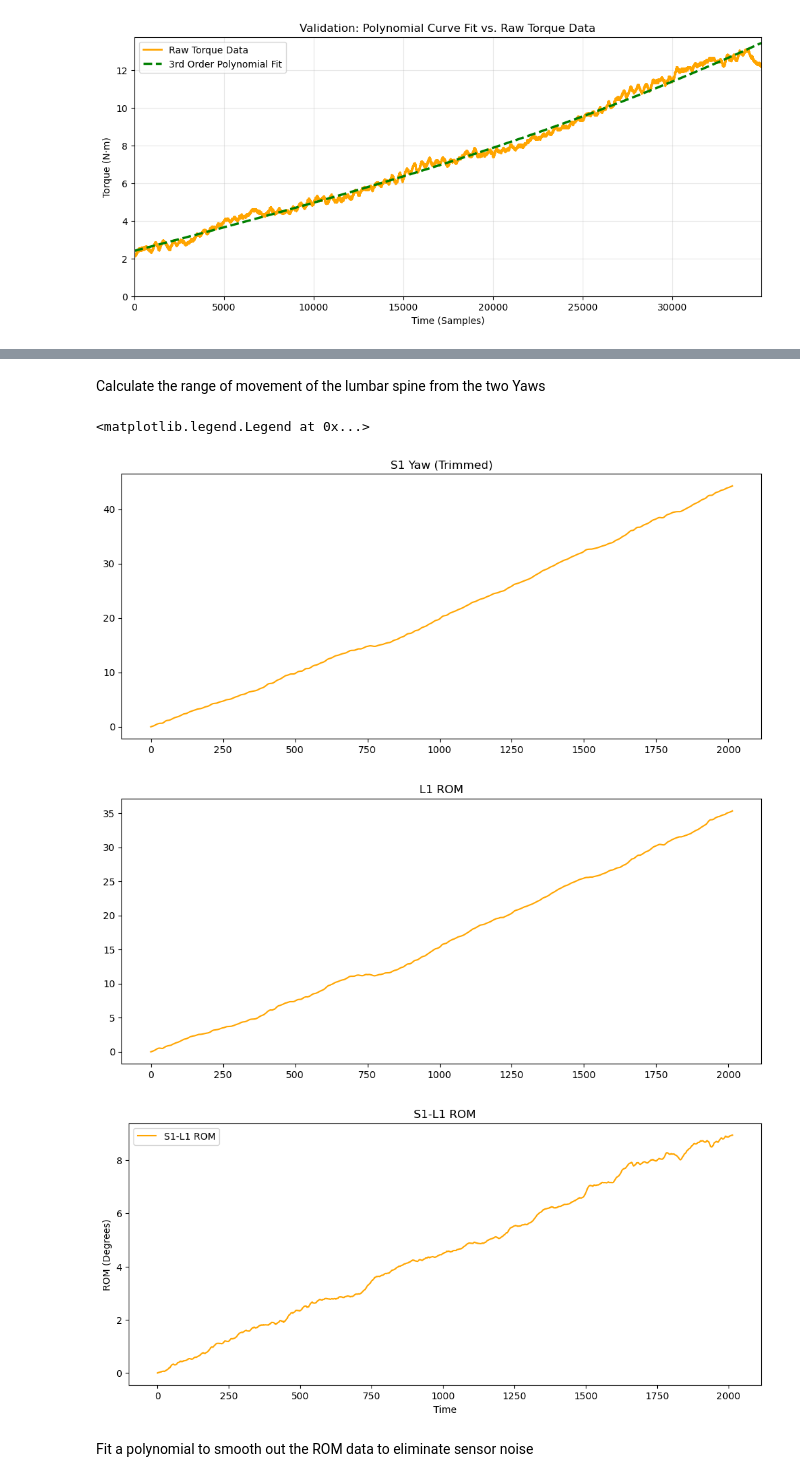
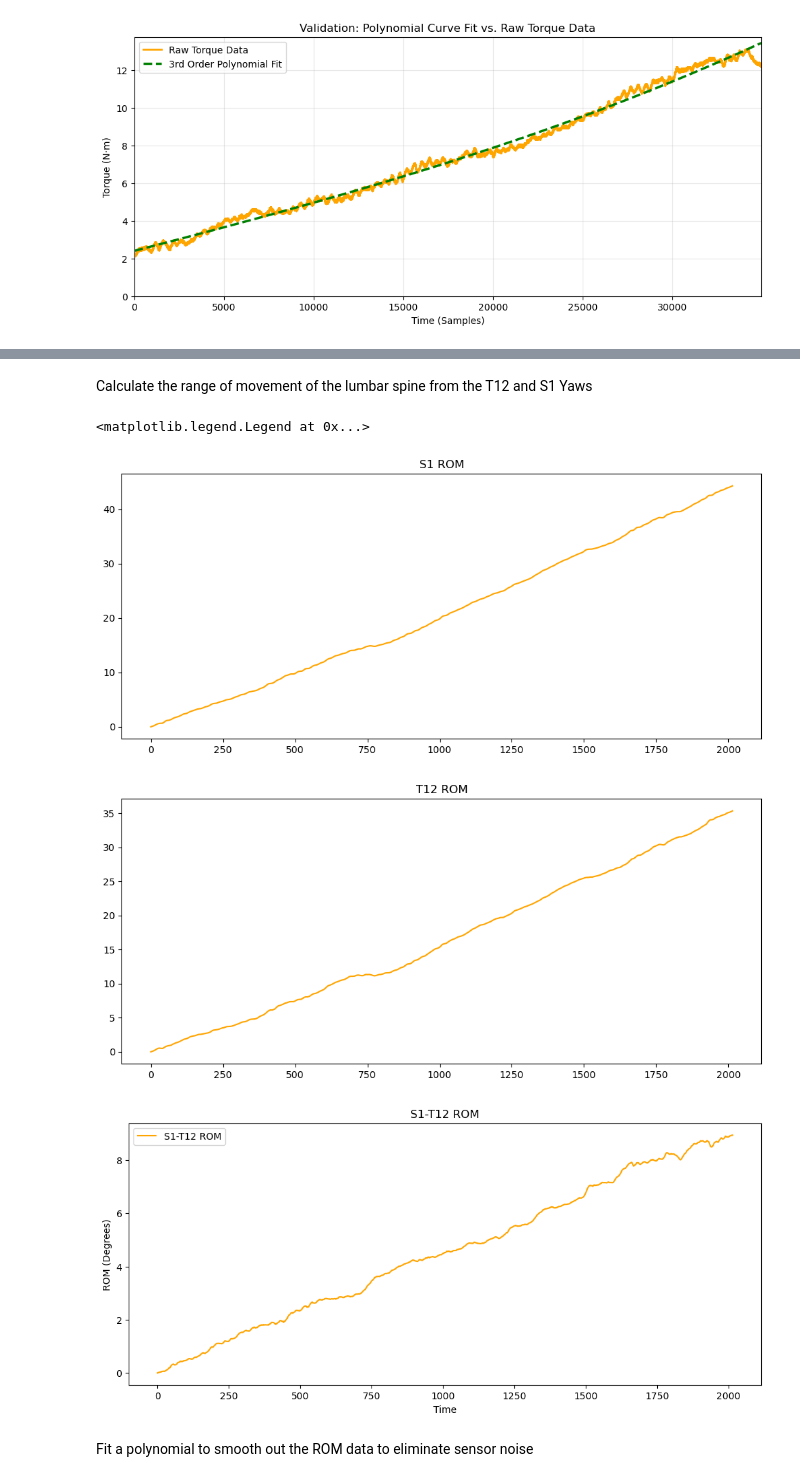
Before and after one commit to aw422/Spine-Stiffness-Python, a Jupyter notebook: spine-stiffness-analysis.ipynb, the cells around one changed output, grey strips where cells are left out. Drawn from its saved outputs; the diff is of its cells as text; code cells hidden in the pictures.

Commit message:
Renamed graphs

```diff
--- a/spine-stiffness-analysis.ipynb
+++ b/spine-stiffness-analysis.ipynb
@@ -68,14 +68,15 @@ def time_normalize_signal(x, target_length):
     new_time = np.linspace(0, original_length - 1, target_length)
     return interpolator(new_time)
 
-l1_yaw_norm = time_normalize_signal(l1_yaw_un_norm,2500)
+# passess each yaw signal through the time normalization function to get the normalized versions of each signal, all with the same target length of 2500 samples
+T12_yaw_norm = time_normalize_signal(T12_yaw_un_norm,2500)
 s1_yaw_norm = time_normalize_signal(s1_yaw_un_norm,2500)
 winch_yaw_norm = time_normalize_signal(winch_yaw_un_norm,2500)
 
-# Plot the original and normalized data for L1 to compare lengths
+# Plot the original and normalized data for T12 to compare lengths
 plt.figure(figsize=(12, 5))
-plt.plot(l1_yaw_un_norm.flatten(), label=f'Original Data (Length: {len(l1_yaw_un_norm)})', color='red', linewidth=2)
-plt.plot(l1_yaw_norm, label=f'Normalized Data (Length: {len(l1_yaw_norm)})', color='blue', alpha=0.6)
+plt.plot(T12_yaw_un_norm.flatten(), label=f'Original Data (Length: {len(T12_yaw_un_norm)})', color='red', linewidth=2)
+plt.plot(T12_yaw_norm, label=f'Normalized Data (Length: {len(T12_yaw_norm)})', color='blue', alpha=0.6)
 plt.title('Comparing Array Lengths Directly (Raw Indices)')
 plt.xlabel('Time (Number of Samples)')
 plt.ylabel('Yaw Angle (Degrees)')
@@ -208,12 +209,12 @@ active_frames = np.where(winch_yaw_norm > threshold)[0]
 start_index_winch = active_frames[0]
 end_index_winch = active_frames[-1]
 
-#trims the L1 and S1 yaw data using the identified start and end indices from the winch yaw data
-l1_yaw_trim = l1_yaw_norm[start_index_winch:end_index_winch]
+#trims the T12 and S1 yaw data using the identified start and end indices from the winch yaw data
+T12_yaw_trim = T12_yaw_norm[start_index_winch:end_index_winch]
 s1_yaw_trim = s1_yaw_norm[start_index_winch:end_index_winch]
 
 #Create timelines for the original and trimmed data to ensure they align correctly on the x-axis
-original_timeline = np.arange(len(l1_yaw_norm))
+original_timeline = np.arange(len(T12_yaw_norm))
 trimmed_timeline = np.arange(start_index_winch, end_index_winch)
 
 #Plot the winch yaw data with vertical lines indicating the start and end of the data collection
@@ -227,13 +228,13 @@ plt.ylabel('Winch Yaw (Degrees)')
 plt.legend(loc='lower right',fontsize='small', framealpha=0.7)
 plt.show()
 
-#Plot the original and trimmed L1 and S1 yaw data to visually confirm the trimming process
+#Plot the original and trimmed T12 and S1 yaw data to visually confirm the trimming process
 plt.figure(figsize=(12, 5))
-plt.plot(original_timeline, l1_yaw_norm, label='L1 Yaw (Untrimmed)', color='orange')
-plt.plot(trimmed_timeline, l1_yaw_trim, label='L1 Yaw (Trimmed)', color='blue' )
-plt.title('Comparing Original and Trimmed L1 Yaw Data')
+plt.plot(original_timeline, T12_yaw_norm, label='T12 Yaw (Untrimmed)', color='orange')
+plt.plot(trimmed_timeline, T12_yaw_trim, label='T12 Yaw (Trimmed)', color='blue' )
+plt.title('Comparing Original and Trimmed T12 Yaw Data')
 plt.xlabel('Time (Samples)')
-plt.ylabel('L1 Yaw (Degrees)')
+plt.ylabel('T12 Yaw (Degrees)')
 plt.legend(loc='lower right')
 plt.show()
 
@@ -252,33 +253,33 @@ plt.show()
 [figure]
 # %% [markdown]
-Calculate the range of movement of the lumbar spine from the two Yaws
+Calculate the range of movement of the lumbar spine from the T12 and S1 Yaws
 # %%
 
 s1_start_yaw = s1_yaw_trim[0]
 s1_ROM = s1_yaw_trim - s1_start_yaw
 
 plt.figure(figsize=(12, 5))
 plt.plot(s1_ROM, label='S1 ROM', color='orange')
-plt.title('S1 Yaw (Trimmed)')
+plt.title('S1 ROM')
 
-l1_start_yaw = l1_yaw_trim[0]
-l1_ROM = l1_yaw_trim - l1_start_yaw
+T12_start_yaw = T12_yaw_trim[0]
+T12_ROM = T12_yaw_trim - T12_start_yaw
 
 plt.figure(figsize=(12, 5))
-plt.plot(l1_ROM, label='L1 ROM', color='orange')
-plt.title('L1 ROM')
+plt.plot(T12_ROM, label='T12 ROM', color='orange')
+plt.title('T12 ROM')
 
-ROM = s1_ROM - l1_ROM
+ROM = s1_ROM - T12_ROM
 
 plt.figure(figsize=(12, 5))
-plt.plot(ROM, label='S1-L1 ROM', color='orange')
-plt.title('S1-L1 ROM')
+plt.plot(ROM, label='S1-T12 ROM', color='orange')
+plt.title('S1-T12 ROM')
 plt.xlabel('Time')
 plt.ylabel('ROM (Degrees)')
 plt.legend()
 # %% [output]
 <matplotlib.legend.Legend at 0x...>
-[figure, old version]
+[figure, new version]
 [figure]
 [figure]
 # %% [markdown]
```
Also changed, not shown: parts of 7 cells of this notebook.
